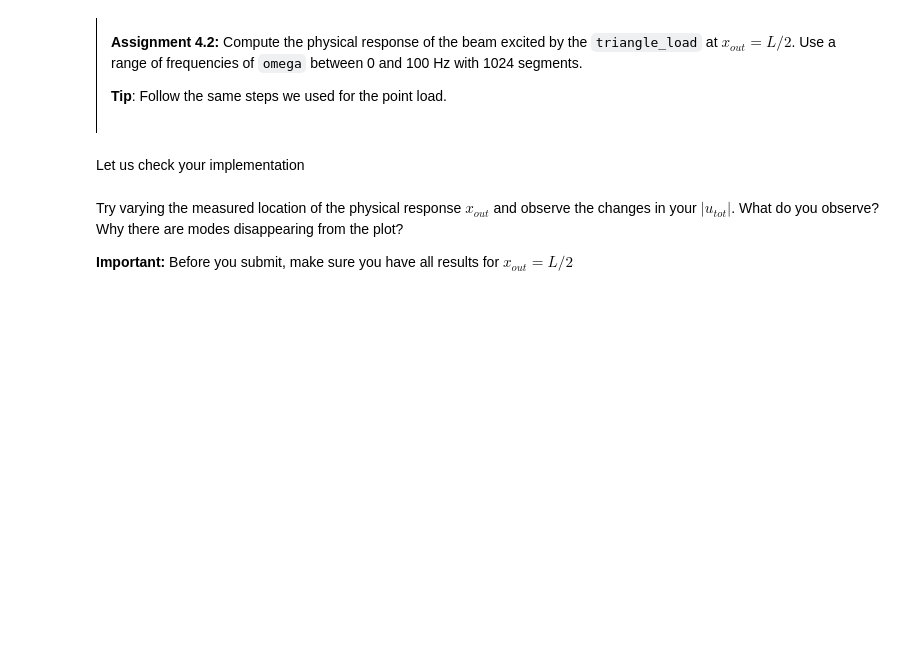
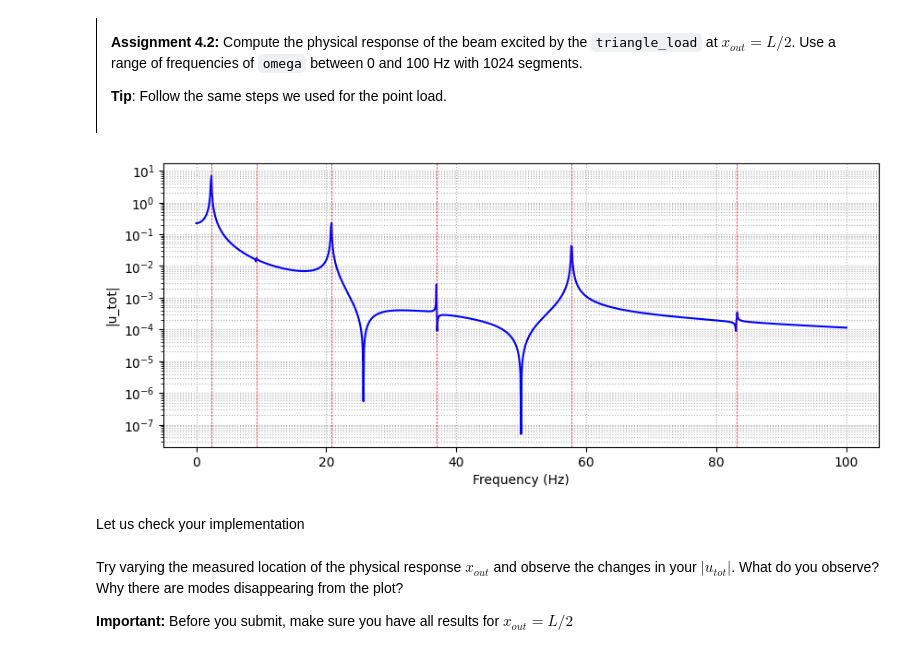
Before and after one commit to laurie-th/MV2627_Exercises, a Jupyter notebook: Session5_Continuous_systems/session5.ipynb, the cells around one changed output. Cells and saved outputs as stored; diff of their text form; code cells hidden in the pictures; blank space fills up the shorter version.

```diff
--- a/Session5_Continuous_systems/session5.ipynb
+++ b/Session5_Continuous_systems/session5.ipynb
@@ -221,7 +253,8 @@ plt.tight_layout()
 # %%
 zero_crossing_points = []
 # YOUR CODE HERE
-raise NotImplementedError()
+#raise NotImplementedError()
+zero_crossing_points = [0, 1, 2, 3, 4, 5]
 # %% [markdown]
 Lets test your implemntation
 # %%
@@ -669,7 +771,9 @@ def triangle_load(x, L):
     """
     p_x = np.zeros_like(x)
     # YOUR CODE HERE
-    raise NotImplementedError()
+    #raise NotImplementedError()
+    p_x = 2 * x / L
+
     return p_x
 # %% [markdown]
 Let us check your function, and plot it
@@ -696,24 +802,51 @@ ax.grid(True)
 # %%
 x = np.linspace(0, 1, 1000)
 n_list = None  # first 6 modes
 psi_list = None # list of mode shapes
 p = None  # Define the triangular load
 F_triangle_list = []  # list of modal forces for triangular load
 omega = None  # array of frequencies
 z_triangle = [] # Initialize modal response list for triangular load
 x_out = None # position where the physical response is evaluated
 u_tot_triangle = None  # total physical response for triangular load
 
 # YOUR CODE HERE
-raise NotImplementedError()
+#raise NotImplementedError()
+n_list = np.arange(1, 7)
+psi_list = [modal_shape(L, x, n) for n in n_list]
+p = triangle_load(x, L)
+F_triangle_list = []
+for psi_n in psi_list:
+    F_triangle_list.append(modal_excitation(p, psi_n, x))
+omega = np.linspace(0, 100, 1024) * 2 * np.pi
+for i, n in enumerate(n_list):
+    mu_n = compute_modal_mass(rho, A, L, n)
+    omega_n = natural_pulsation(E, rho, L, I, A, n)
+    z_triangle.append(
+        modal_response(
+            F_triangle_list[i],
+            mu_n,
+            omega_n,
+            0,
+            omega
+        )
+    )
+x_out = L/2
+u_tot_triangle = np.zeros(len(omega), dtype=complex)
+
+for i in range(6):
+    psi_out = psi_list[i][len(x)//2]
+    u_tot_triangle += np.array(z_triangle[i]) * psi_out
 
 fig, ax = plt.subplots(figsize=(10, 4))
 ax.semilogy(omega / (2 * np.pi), np.abs(u_tot_triangle), label='$u(x_{out})$', color='blue')
 for n in range(1, 7):
     ax.axvline(natural_pulsation(E, rho, L, I, A, n=n) / (2 * np.pi), color='red', linestyle='--', lw=0.5)
 ax.set_xlabel('Frequency (Hz)')
 ax.set_ylabel('|u_tot|')
 ax.grid(which='both', linestyle=':')
+# %% [output]
+[figure, added]
 # %% [markdown]
 Let us check your implementation
 # %%
```
Also changed, not shown: parts of 23 cells of this notebook.
